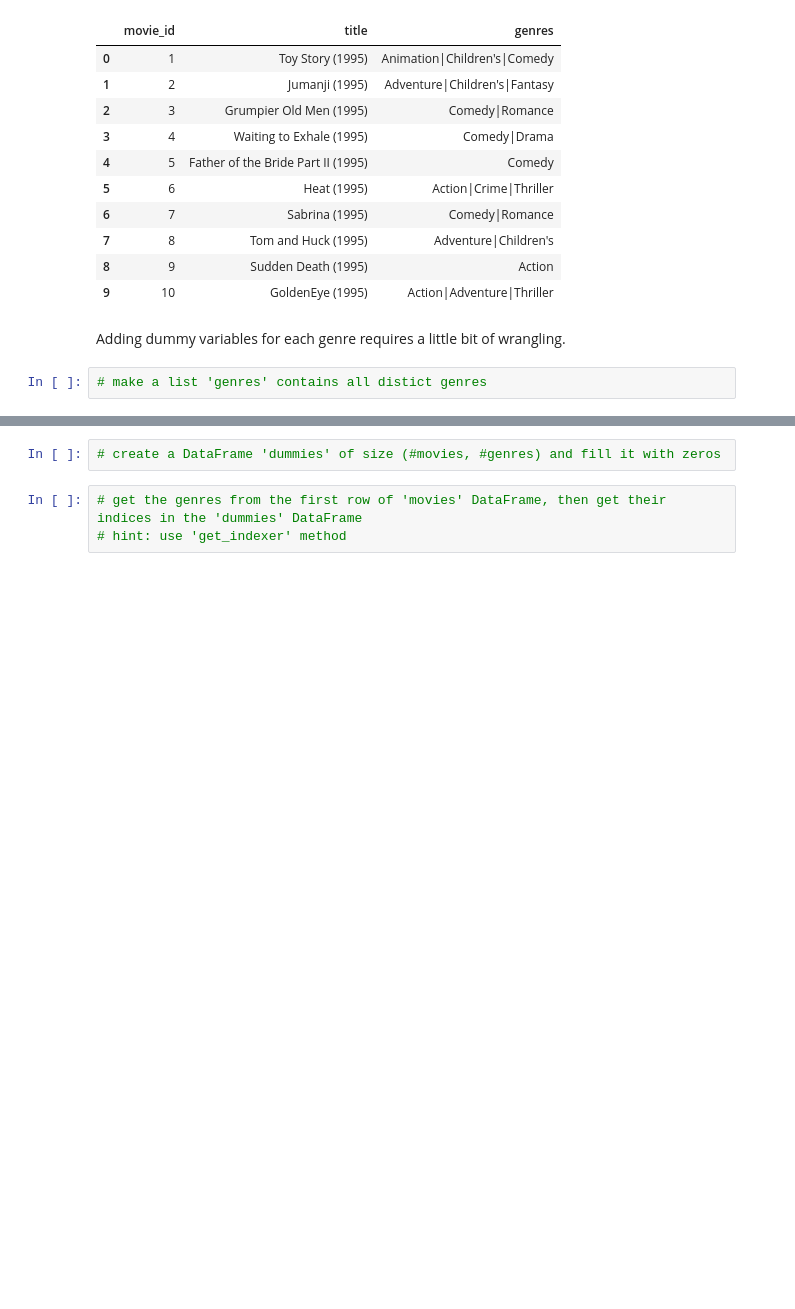
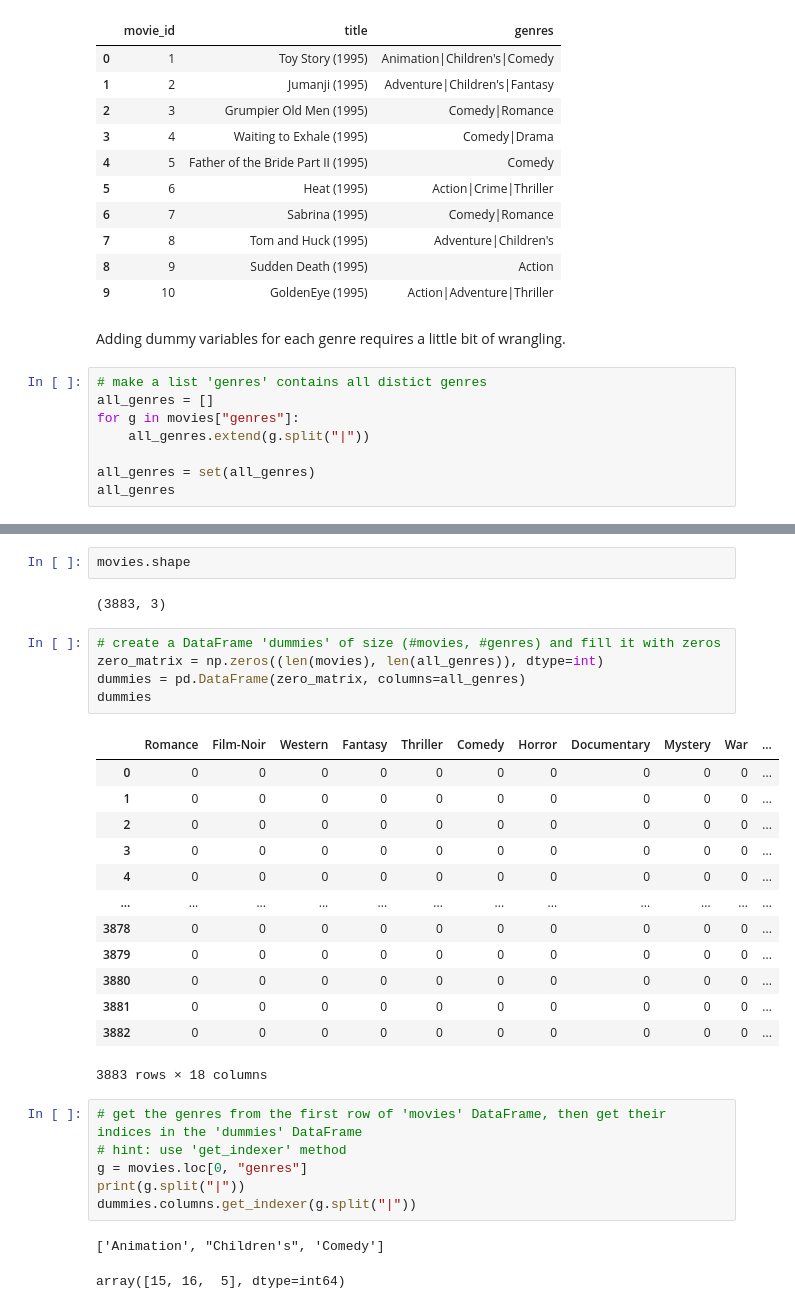
Before and after one commit to OmarInCS/data-analysis-visulization-python, a Jupyter notebook: week3/day1/lesson-8-data-cleaning.ipynb, the cells around one changed output, grey strips where cells are left out. Drawn from its saved outputs; the diff is of its cells as text; blank space fills up the shorter version.

```diff
--- a/week3/day1/lesson-8-data-cleaning.ipynb
+++ b/week3/day1/lesson-8-data-cleaning.ipynb
@@ -80,3 +146,9 @@ movies[:10]
 Adding dummy variables for each genre requires a little bit of wrangling.
 # %%
 # make a list 'genres' contains all distict genres
+all_genres = []
+for g in movies["genres"]:
+    all_genres.extend(g.split("|"))
+
+all_genres = set(all_genres)
+all_genres
@@ -83,7 +174,34 @@ Adding dummy variables for each genre requires a little bit of wrangling.
+# %%
+movies.shape
+# %% [output]
+(3883, 3)
 # %%
 # create a DataFrame 'dummies' of size (#movies, #genres) and fill it with zeros
+zero_matrix = np.zeros((len(movies), len(all_genres)), dtype=int)
+dummies = pd.DataFrame(zero_matrix, columns=all_genres)
+dummies
+# %% [output]
+|  | Romance | Film-Noir | Western | Fantasy | Thriller | Comedy | Horror | Documentary | Mystery | War | ... |
+| 0 | 0 | 0 | 0 | 0 | 0 | 0 | 0 | 0 | 0 | 0 | ... |
+| 1 | 0 | 0 | 0 | 0 | 0 | 0 | 0 | 0 | 0 | 0 | ... |
+| 2 | 0 | 0 | 0 | 0 | 0 | 0 | 0 | 0 | 0 | 0 | ... |
+| 3 | 0 | 0 | 0 | 0 | 0 | 0 | 0 | 0 | 0 | 0 | ... |
+| 4 | 0 | 0 | 0 | 0 | 0 | 0 | 0 | 0 | 0 | 0 | ... |
+| ... | ... | ... | ... | ... | ... | ... | ... | ... | ... | ... | ... |
+| 3878 | 0 | 0 | 0 | 0 | 0 | 0 | 0 | 0 | 0 | 0 | ... |
+| 3879 | 0 | 0 | 0 | 0 | 0 | 0 | 0 | 0 | 0 | 0 | ... |
+| 3880 | 0 | 0 | 0 | 0 | 0 | 0 | 0 | 0 | 0 | 0 | ... |
+| 3881 | 0 | 0 | 0 | 0 | 0 | 0 | 0 | 0 | 0 | 0 | ... |
+| 3882 | 0 | 0 | 0 | 0 | 0 | 0 | 0 | 0 | 0 | 0 | ... |
+3883 rows × 18 columns
 # %%
 # get the genres from the first row of 'movies' DataFrame, then get their indices in the 'dummies' DataFrame
 # hint: use 'get_indexer' method
+g = movies.loc[0, "genres"]
+print(g.split("|"))
+dummies.columns.get_indexer(g.split("|"))
+# %% [output]
+['Animation', "Children's", 'Comedy']
+array([15, 16,  5], dtype=int64)
 # %%
 # for each value of 'genre' column in 'movies' DataFrame, set the corresponding columns in dummies to 1
```
Also changed, not shown: parts of 41 cells of this notebook, 5 other files.
